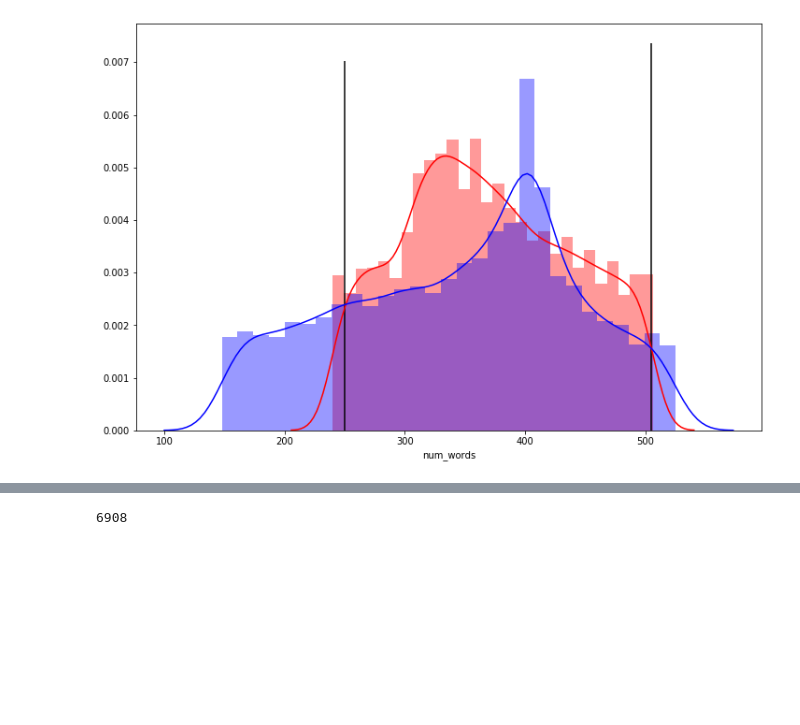
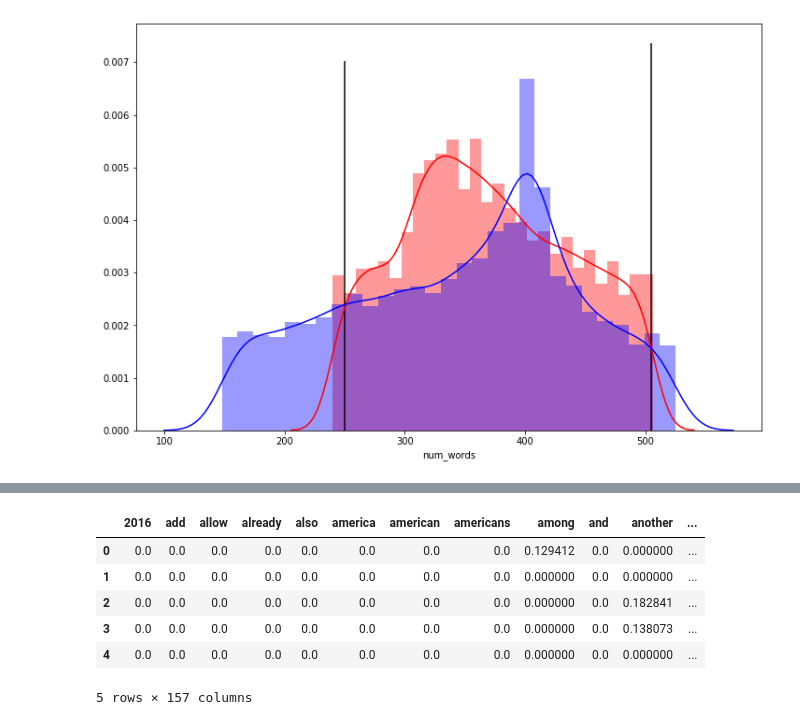
Before and after one commit to pooji0401/Text-Analysis, a Jupyter notebook: fake_news/ML_methods.ipynb, the cells around one changed output, grey strips where cells are left out. Cells and saved outputs as stored; diff of their text form; code cells hidden in the pictures; blank space fills up the shorter version.

```diff
--- a/fake_news/ML_methods.ipynb
+++ b/fake_news/ML_methods.ipynb
@@ -168,7 +256,8 @@ def get_sentiment_features(df):
 # %%
-def data_transformation(df,tfidf_params = 50):
+## Retaining words (or combination of words) that occur in atleast 10% of documents or atmost 90% of documents
+def data_transformation(df,tfidf_params = [0.1,0.9]):
     ## Tweaking parameters
-    vectorizer = TfidfVectorizer(min_df=tfidf_params,ngram_range=(1,2))
+    vectorizer = TfidfVectorizer(min_df=tfidf_params[0],max_df=tfidf_params[1],ngram_range=(1,2),stop_words={'english'})
     X = vectorizer.fit_transform(df['text_noun_cleaned'])
     df_input = pd.DataFrame(X.toarray())
     df_input.columns = vectorizer.get_feature_names()
@@ -269,0 +357,2 @@ df_final.head()
+# %%
+df_final = get_sentiment_features(df_final)
@@ -270,9 +370,15 @@ df_final.head()
 # %%
 df_input,vect = data_transformation(df_final)
-# %%
-len(vect.get_feature_names())
-# %% [output]
-6908
+# %%
+df_input.head()
+# %% [output]
+|  | 2016 | add | allow | already | also | america | american | americans | among | and | another | ... |
+| 0 | 0.0 | 0.0 | 0.0 | 0.0 | 0.0 | 0.0 | 0.0 | 0.0 | 0.129412 | 0.0 | 0.000000 | ... |
+| 1 | 0.0 | 0.0 | 0.0 | 0.0 | 0.0 | 0.0 | 0.0 | 0.0 | 0.000000 | 0.0 | 0.000000 | ... |
+| 2 | 0.0 | 0.0 | 0.0 | 0.0 | 0.0 | 0.0 | 0.0 | 0.0 | 0.000000 | 0.0 | 0.182841 | ... |
+| 3 | 0.0 | 0.0 | 0.0 | 0.0 | 0.0 | 0.0 | 0.0 | 0.0 | 0.000000 | 0.0 | 0.138073 | ... |
+| 4 | 0.0 | 0.0 | 0.0 | 0.0 | 0.0 | 0.0 | 0.0 | 0.0 | 0.000000 | 0.0 | 0.000000 | ... |
+5 rows × 157 columns
 # %%
 results,trained_classifier = model_selection(df_input)
 # %% [output]
```
Also changed, not shown: parts of 31 cells of this notebook.
